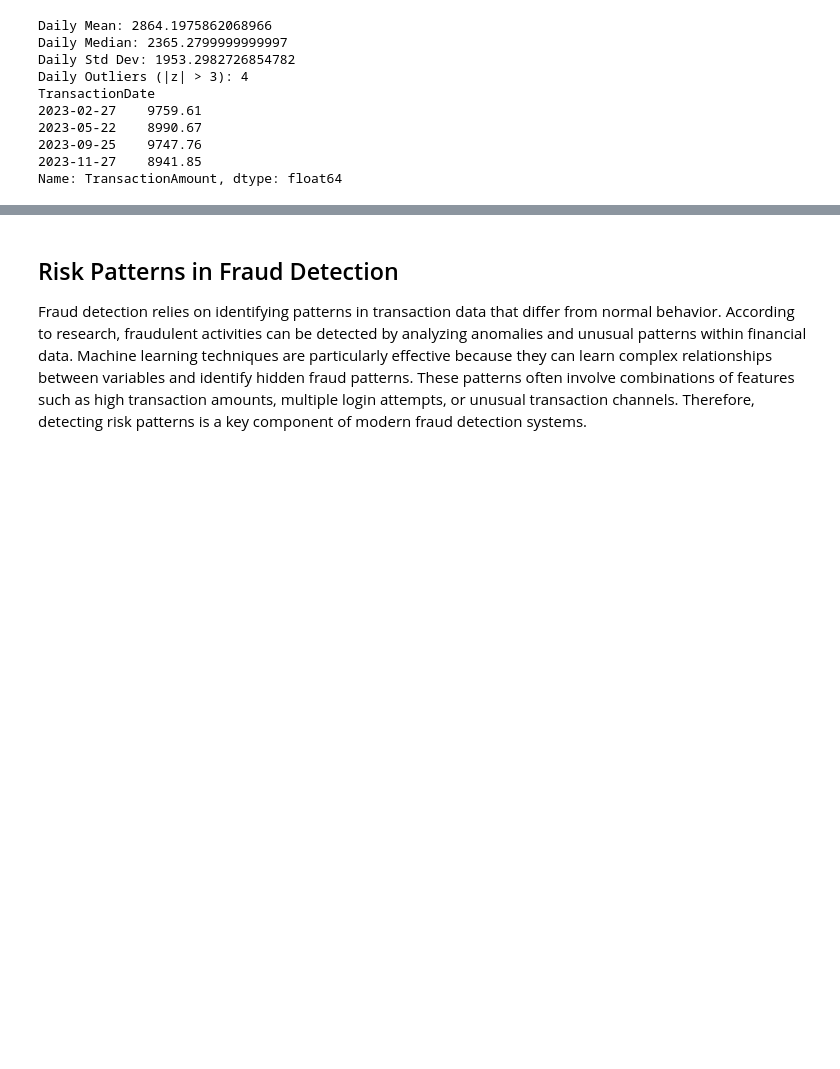
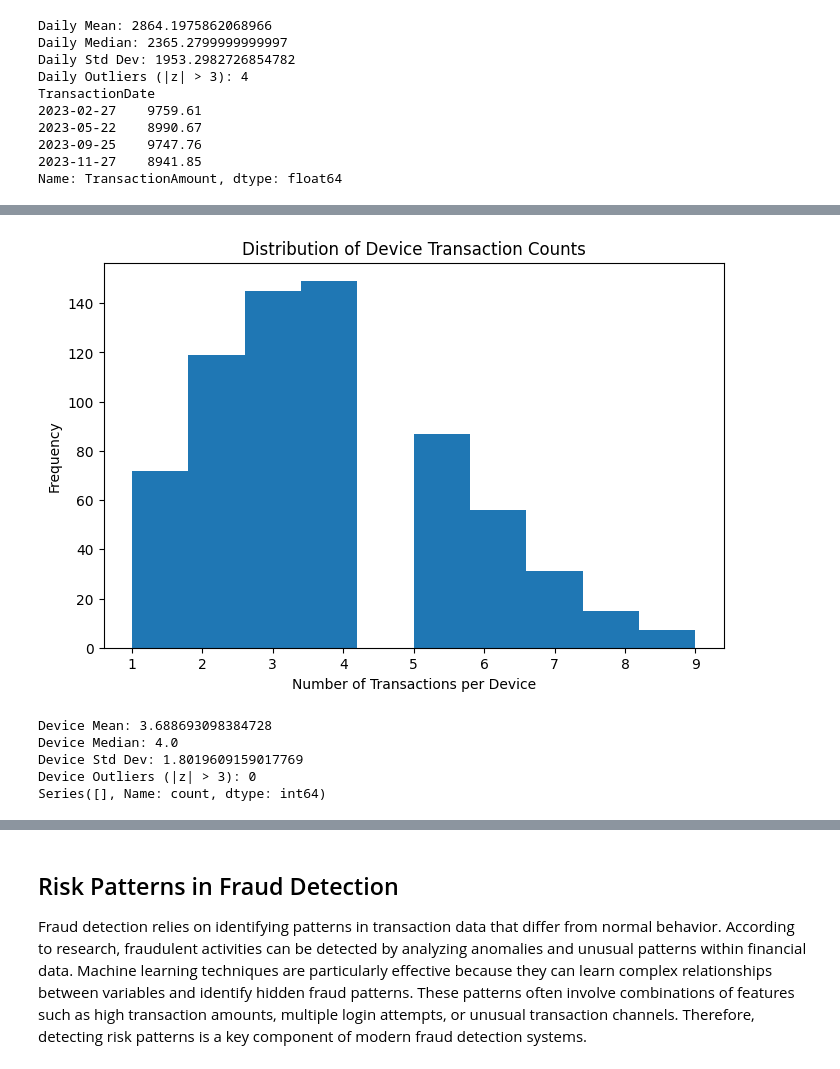
Before and after one commit to marghistani22/Data_Engineering, a Jupyter notebook: Untitled1.ipynb, the cells around one changed output, grey strips where cells are left out. Saved outputs shown, nothing was run; the diff lists cells and outputs as text; code cells hidden in the pictures; blank space fills up the shorter version.

```diff
--- a/Untitled1.ipynb
+++ b/Untitled1.ipynb
@@ -409,0 +416,34 @@ Name: TransactionAmount, dtype: float64
+# %%
+# Count transactions per DeviceID
+device_counts = df["DeviceID"].value_counts()
+
+# Histogram
+plt.figure(figsize=(8,5))
+plt.hist(device_counts, bins=10)
+plt.title("Distribution of Device Transaction Counts")
+plt.xlabel("Number of Transactions per Device")
+plt.ylabel("Frequency")
+plt.show()
+
+# Mean, Median, Std
+mean_dev = device_counts.mean()
+median_dev = device_counts.median()
+std_dev = device_counts.std()
+
+print("Device Mean:", mean_dev)
+print("Device Median:", median_dev)
+print("Device Std Dev:", std_dev)
+
+# Z-score
+z_dev = (device_counts - mean_dev) / std_dev
+outlier_devices = device_counts[z_dev.abs() > 3]
+
+print("Device Outliers (|z| > 3):", len(outlier_devices))
+print(outlier_devices.head())
+# %% [output]
+[figure, added]
+Device Mean: 3.688693098384728
+Device Median: 4.0
+Device Std Dev: 1.8019609159017769
+Device Outliers (|z| > 3): 0
+Series([], Name: count, dtype: int64)
```
Also changed, not shown: parts of 8 cells of this notebook.
